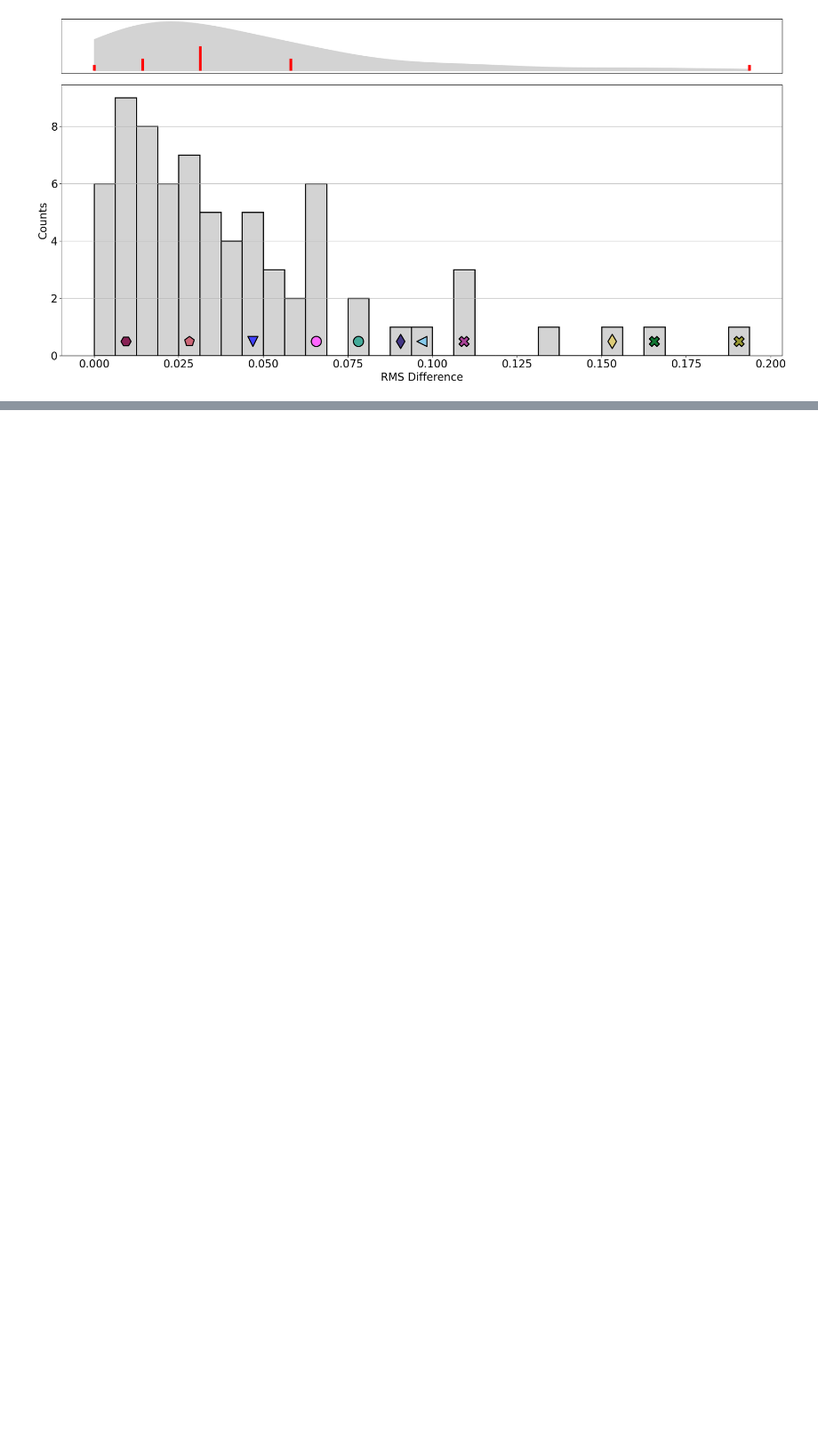
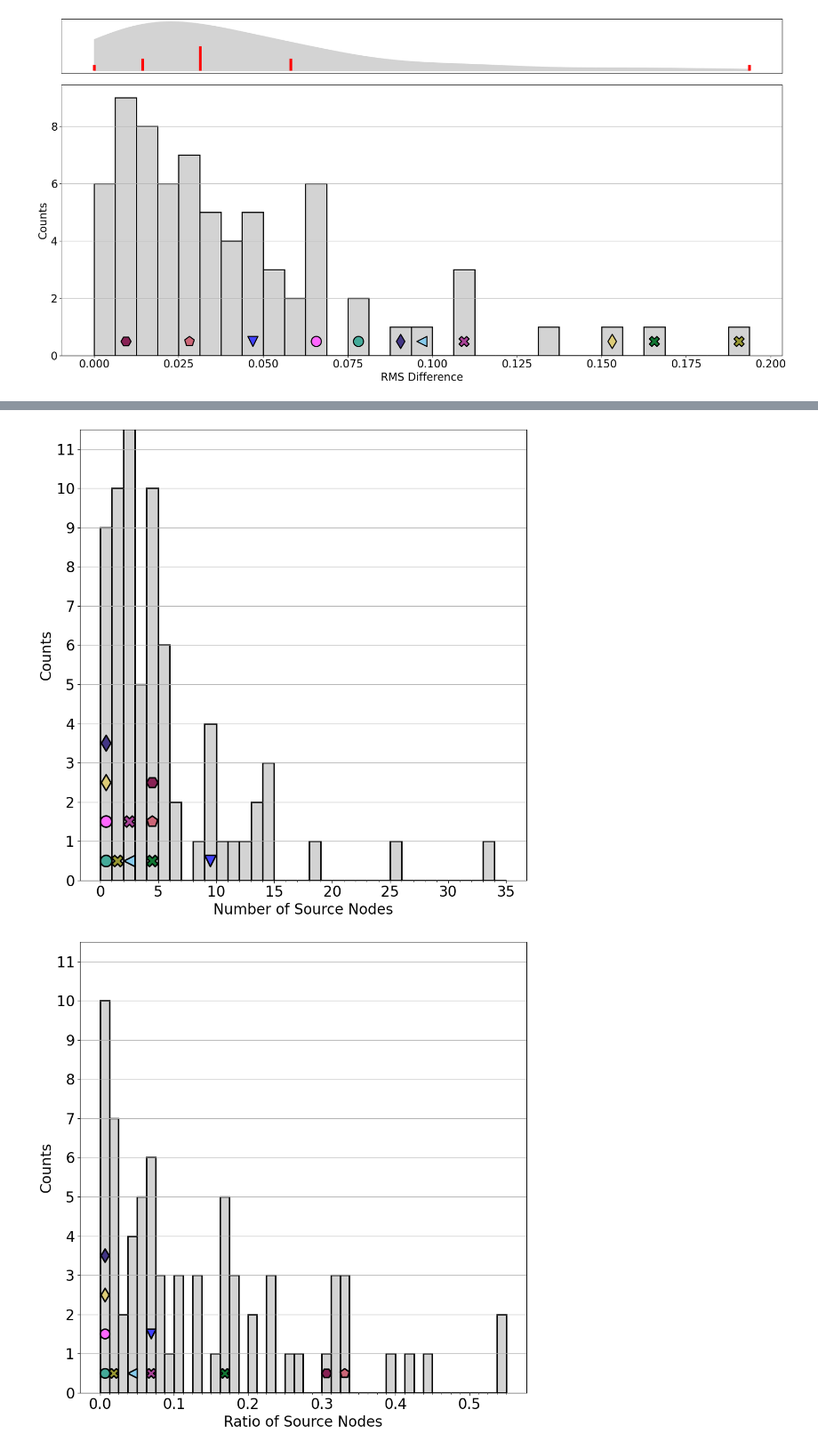
Before and after one commit to kyuhyongpark/cubewalkers-analysis, a Jupyter notebook: node_average_values_analysis.ipynb, the cells around one changed output, grey strips where cells are left out. Shown at 89% size. Drawn from its saved outputs; the diff is of its cells as text; code cells hidden in the pictures; blank space fills up the shorter version.

```diff
--- a/node_average_values_analysis.ipynb
+++ b/node_average_values_analysis.ipynb
@@ -264,0 +266,45 @@ plt.show()
+# %%
+#fig,ax = plt.subplots(1,2,figsize=(20,10), sharey=True)
+fig,ax = plt.subplots(1,1,figsize=(10,10), sharey=True)
+ax.hist(QC['NS'], bins=35, range=(0,35), edgecolor='k', color='lightgrey', linewidth=2)
+ax.set_xlabel('Number of Source Nodes')
+ax.set_ylabel('Counts')
+ax.set_yticks(range(0,12))
+#ax[0].set_yticks(range(0,12), minor=True)
+ax.set_xticks(range(0,35), minor=True)
+ax.set_ylim((0, 11.5))
+ax.grid(axis='y')
+
+count = np.zeros(10) # Highlighted models have at most 10 source nodes
+for model, color in highlight_color_dict.items():
+    count[QC['NS'][model]] += 1
+    ax.scatter(x=0.5+QC['NS'][model], y=count[QC['NS'][model]]-0.5, marker=category_symbol_dict[QC['category'][model]], c=color, s=0.7*highlight_marker_size, linewidths=2, edgecolor='k')
+
+plt.tight_layout()
+plt.savefig(f'./data/{models_dir}/figures/number_sources_only.png')
+plt.savefig(f'./data/{models_dir}/figures/number_sources_only.pdf')
+plt.show()
+
+fig,ax = plt.subplots(1,1,figsize=(10,10), sharey=True)
+ax.hist(QC['NS/N'], bins=[i*0.0125 for i in range(45)], edgecolor='k', color='lightgrey', linewidth=2)
+#ax[1].set_title('source node ratio')
+ax.set_xlabel('Ratio of Source Nodes')
+ax.set_ylabel('Counts')
+ax.set_yticks(range(0,12))
+#ax[1].set_xticks([0.00, 0.07, 0.14, 0.21, 0.28, 0.35, 0.42, 0.49, 0.56])
+ax.set_xticks([i*0.0125 for i in range(45)], minor=True)
+ax.set_ylim((0, 11.5))
+ax.grid(axis='y')
+
+for i in range(45):
+    x = (i+0.5)*0.0125
+    for idx, model in enumerate(highlight_list_source[i]):
+        ax.scatter(x=x, y=idx+0.5, marker=model[0], c=model[1], s=0.5*highlight_marker_size, linewidths=2, edgecolor='k')
+
+plt.tight_layout()
+plt.savefig(f'./data/{models_dir}/figures/number_sources_density.png')
+plt.savefig(f'./data/{models_dir}/figures/number_sources_density.pdf')
+plt.show()
+# %% [output]
+[figure, added]
+[figure, added]
```
Also changed, not shown: parts of 2 cells of this notebook, 20 other files.
